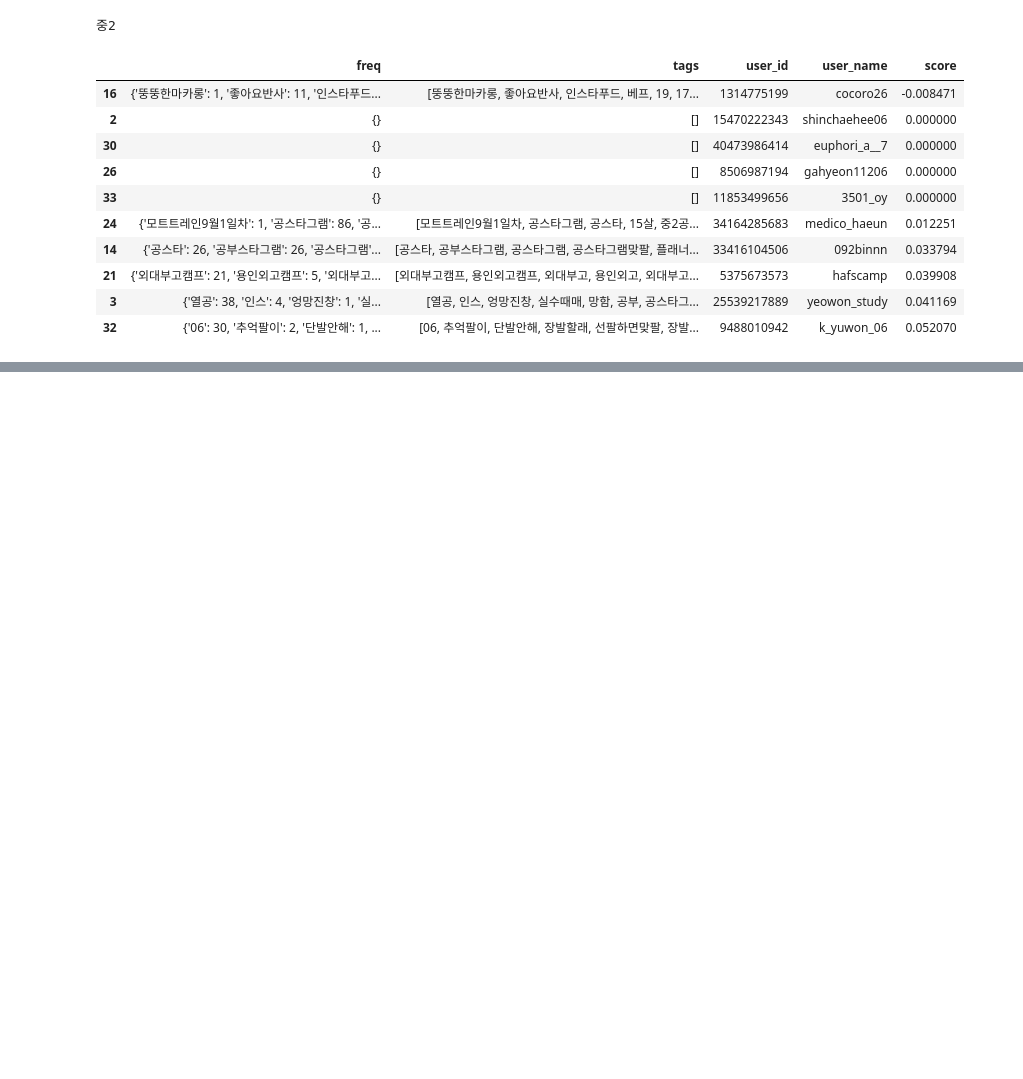
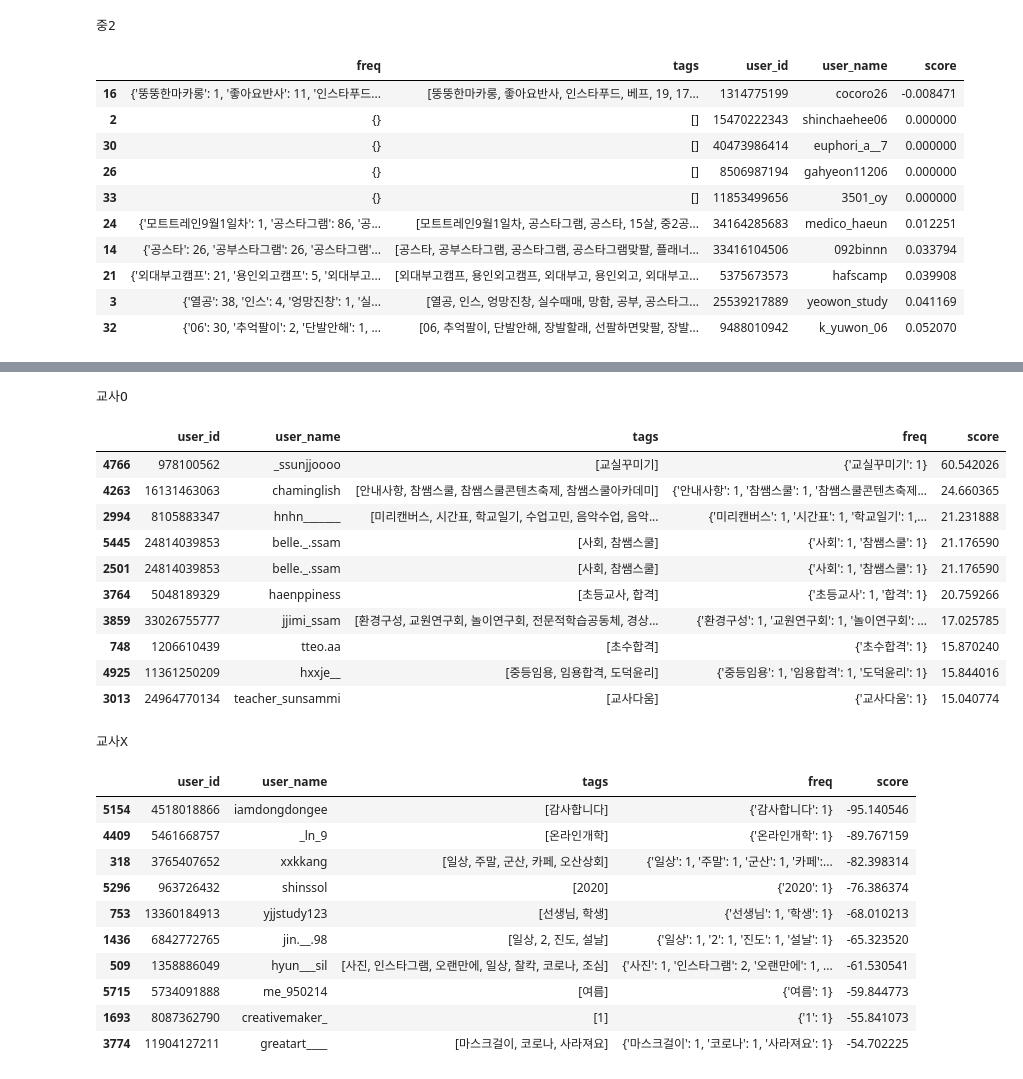
Before and after one commit to Dev-hottae/insta_profiling, a Jupyter notebook: data_crawling/user_filtering.ipynb, the cells around one changed output, grey strips where cells are left out. Drawn from its saved outputs; the diff is of its cells as text; code cells hidden in the pictures; blank space fills up the shorter version.

```diff
--- a/data_crawling/user_filtering.ipynb
+++ b/data_crawling/user_filtering.ipynb
@@ -494,0 +839,27 @@ uf = UserFiltering(hashtags=hashtags, N_category=3, df=df)
+# %%
+filtered_table("교사", 2, 10)
+# %% [output]
+교사O
+|  | user_id | user_name | tags | freq | score |
+| 4766 | 978100562 | _ssunjjoooo | [교실꾸미기] | {'교실꾸미기': 1} | 60.542026 |
+| 4263 | 16131463063 | chaminglish | [안내사항, 참쌤스쿨, 참쌤스쿨콘텐츠축제, 참쌤스쿨아카데미] | {'안내사항': 1, '참쌤스쿨': 1, '참쌤스쿨콘텐츠축제... | 24.660365 |
+| 2994 | 8105883347 | hnhn_______ | [미리캔버스, 시간표, 학교일기, 수업고민, 음악수업, 음악... | {'미리캔버스': 1, '시간표': 1, '학교일기': 1,... | 21.231888 |
+| 5445 | 24814039853 | belle._.ssam | [사회, 참쌤스쿨] | {'사회': 1, '참쌤스쿨': 1} | 21.176590 |
+| 2501 | 24814039853 | belle._.ssam | [사회, 참쌤스쿨] | {'사회': 1, '참쌤스쿨': 1} | 21.176590 |
+| 3764 | 5048189329 | haenppiness | [초등교사, 합격] | {'초등교사': 1, '합격': 1} | 20.759266 |
+| 3859 | 33026755777 | jjimi_ssam | [환경구성, 교원연구회, 놀이연구회, 전문적학습공동체, 경상... | {'환경구성': 1, '교원연구회': 1, '놀이연구회': ... | 17.025785 |
+| 748 | 1206610439 | tteo.aa | [초수합격] | {'초수합격': 1} | 15.870240 |
+| 4925 | 11361250209 | hxxje__ | [중등임용, 임용합격, 도덕윤리] | {'중등임용': 1, '임용합격': 1, '도덕윤리': 1} | 15.844016 |
+| 3013 | 24964770134 | teacher_sunsammi | [교사다움] | {'교사다움': 1} | 15.040774 |
+교사X
+|  | user_id | user_name | tags | freq | score |
+| 5154 | 4518018866 | iamdongdongee | [감사합니다] | {'감사합니다': 1} | -95.140546 |
+| 4409 | 5461668757 | _ln_9 | [온라인개학] | {'온라인개학': 1} | -89.767159 |
+| 318 | 3765407652 | xxkkang | [일상, 주말, 군산, 카페, 오산상회] | {'일상': 1, '주말': 1, '군산': 1, '카페':... | -82.398314 |
+| 5296 | 963726432 | shinssol | [2020] | {'2020': 1} | -76.386374 |
+| 753 | 13360184913 | yjjstudy123 | [선생님, 학생] | {'선생님': 1, '학생': 1} | -68.010213 |
+| 1436 | 6842772765 | jin.__.98 | [일상, 2, 진도, 설날] | {'일상': 1, '2': 1, '진도': 1, '설날': 1} | -65.323520 |
+| 509 | 1358886049 | hyun___sil | [사진, 인스타그램, 오랜만에, 일상, 찰칵, 코로나, 조심] | {'사진': 1, '인스타그램': 2, '오랜만에': 1, ... | -61.530541 |
+| 5715 | 5734091888 | me_950214 | [여름] | {'여름': 1} | -59.844773 |
+| 1693 | 8087362790 | creativemaker_ | [1] | {'1': 1} | -55.841073 |
+| 3774 | 11904127211 | greatart____ | [마스크걸이, 코로나, 사라져요] | {'마스크걸이': 1, '코로나': 1, '사라져요': 1} | -54.702225 |
```
Also changed, not shown: parts of 42 cells of this notebook.
